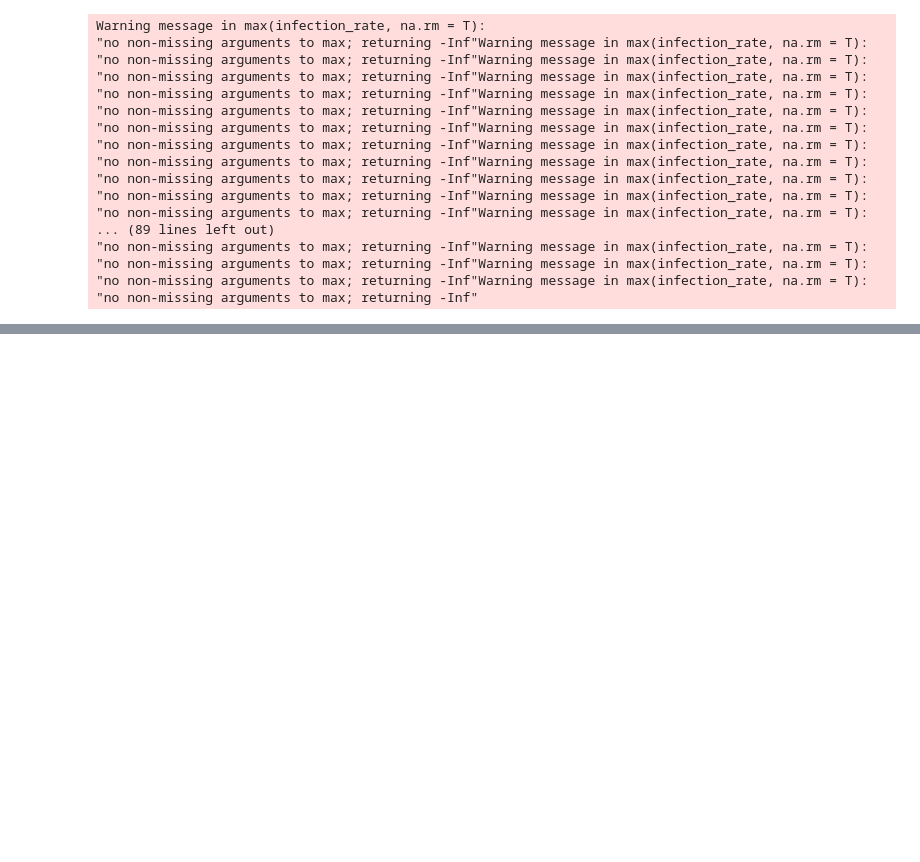
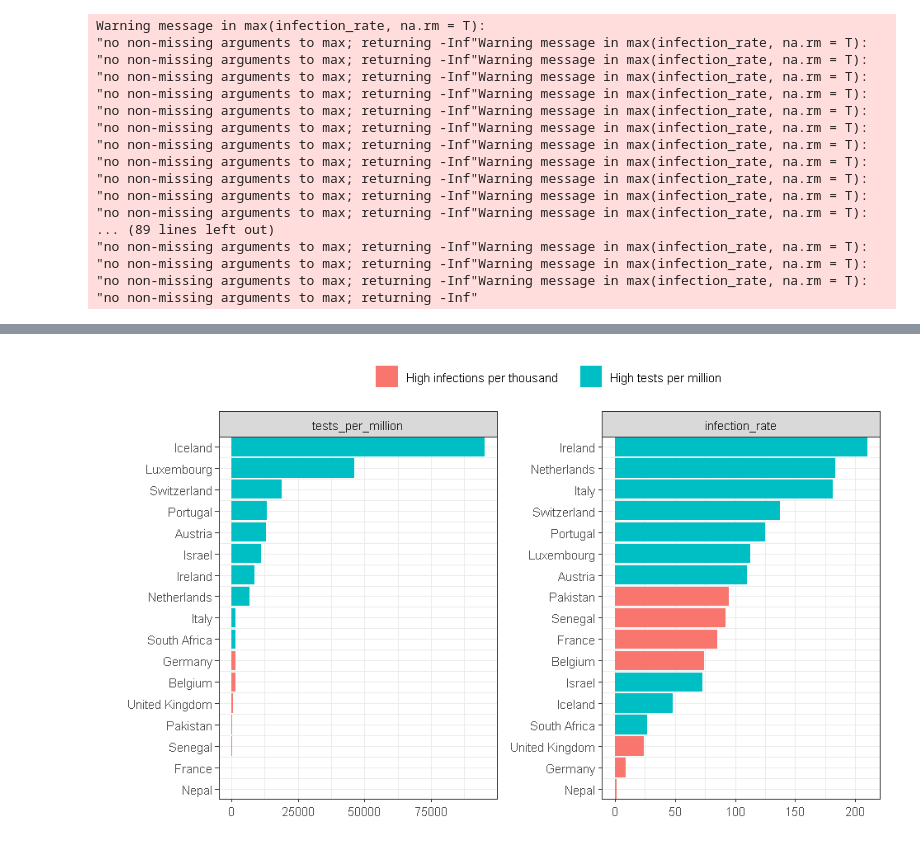
Before and after one commit to titusndondo/COVID-19, a Jupyter notebook: Exploratory data analysis/Data analysis with R.ipynb, the cells around one changed output, grey strips where cells are left out. Drawn from its saved outputs; the diff is of its cells as text; code cells hidden in the pictures; blank space fills up the shorter version.

Commit message:
added visualisation on global pandemic testing data

```diff
--- a/Exploratory data analysis/Data analysis with R.ipynb
+++ b/Exploratory data analysis/Data analysis with R.ipynb
@@ -230,0 +269,21 @@ fig2
+# %%
+options(repr.plot.width = 8, repr.plot.height = 5)
+tests_data %>%
+  ggplot(aes(order, value, fill = id)) +
+  geom_col() +
+  facet_wrap( ~ feature, scales = 'free') +
+  theme(
+    legend.position = 'top',
+    legend.title = element_blank()
+  ) +
+  scale_x_continuous(
+    breaks = tests_data$order,
+    labels = tests_data$country,
+    expand = c(0,0)
+  ) +
+  labs(
+      x = '', y = ''
+  ) +
+  coord_flip()
+# %% [output]
+[figure, added]
```
Also changed, not shown: parts of 5 cells of this notebook.
